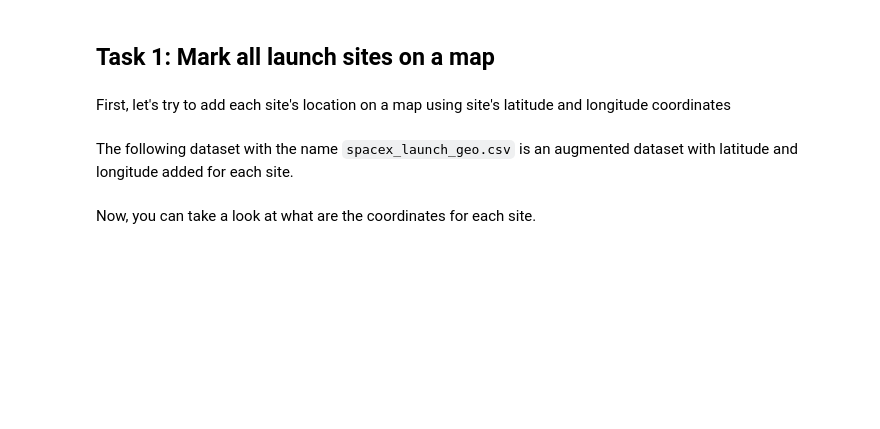
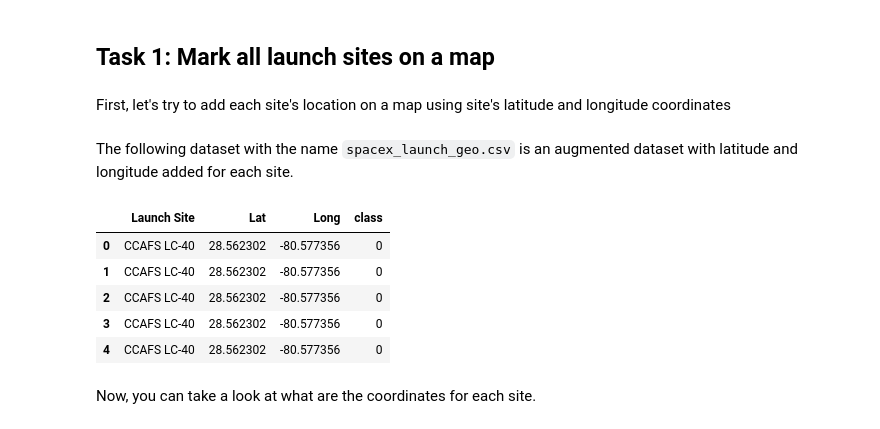
Before and after one commit to jihyeon26/data_analyze_project1, a Jupyter notebook: dataScience_ibm/space_X/6. launch-site-location.ipynb, the cells around one changed output. Cells and saved outputs as stored; diff of their text form; code cells hidden in the pictures; blank space fills up the shorter version.

Commit message:
space X-location

```diff
--- a/dataScience_ibm/space_X/6. launch-site-location.ipynb
+++ b/dataScience_ibm/space_X/6. launch-site-location.ipynb
@@ -42,8 +47,20 @@ First, let's try to add each site's location on a map using site's latitude and
 The following dataset with the name `spacex_launch_geo.csv` is an augmented dataset with latitude and longitude added for each site.
 # %%
 # Download and read the `spacex_launch_geo.csv`
-spacex_csv_file = wget.download('https://cf-courses-data.s3.us.cloud-object-storage.appdomain.cloud/IBM-DS0321EN-SkillsNetwork/datasets/spacex_launch_geo.csv')
-spacex_df=pd.read_csv(spacex_csv_file)
+import requests
+import io
+url = 'https://cf-courses-data.s3.us.cloud-object-storage.appdomain.cloud/IBM-DS0321EN-SkillsNetwork/datasets/spacex_launch_geo.csv'
+response = requests.get(url)
+spacex_df=pd.read_csv(io.StringIO(response.text))
+# %%
+spacex_df.head()
+# %% [output]
+|  | Launch Site | Lat | Long | class |
+| 0 | CCAFS LC-40 | 28.562302 | -80.577356 | 0 |
+| 1 | CCAFS LC-40 | 28.562302 | -80.577356 | 0 |
+| 2 | CCAFS LC-40 | 28.562302 | -80.577356 | 0 |
+| 3 | CCAFS LC-40 | 28.562302 | -80.577356 | 0 |
+| 4 | CCAFS LC-40 | 28.562302 | -80.577356 | 0 |
 # %% [markdown]
 Now, you can take a look at what are the coordinates for each site.
 # %%
```
Also changed, not shown: parts of 6 cells of this notebook.
